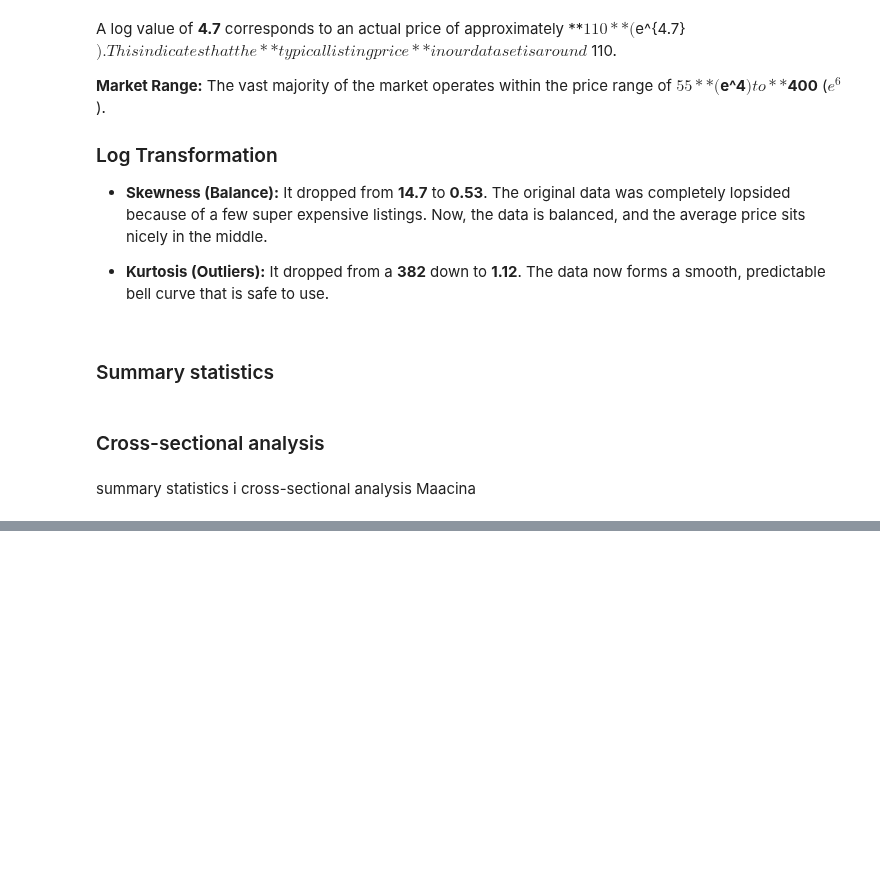
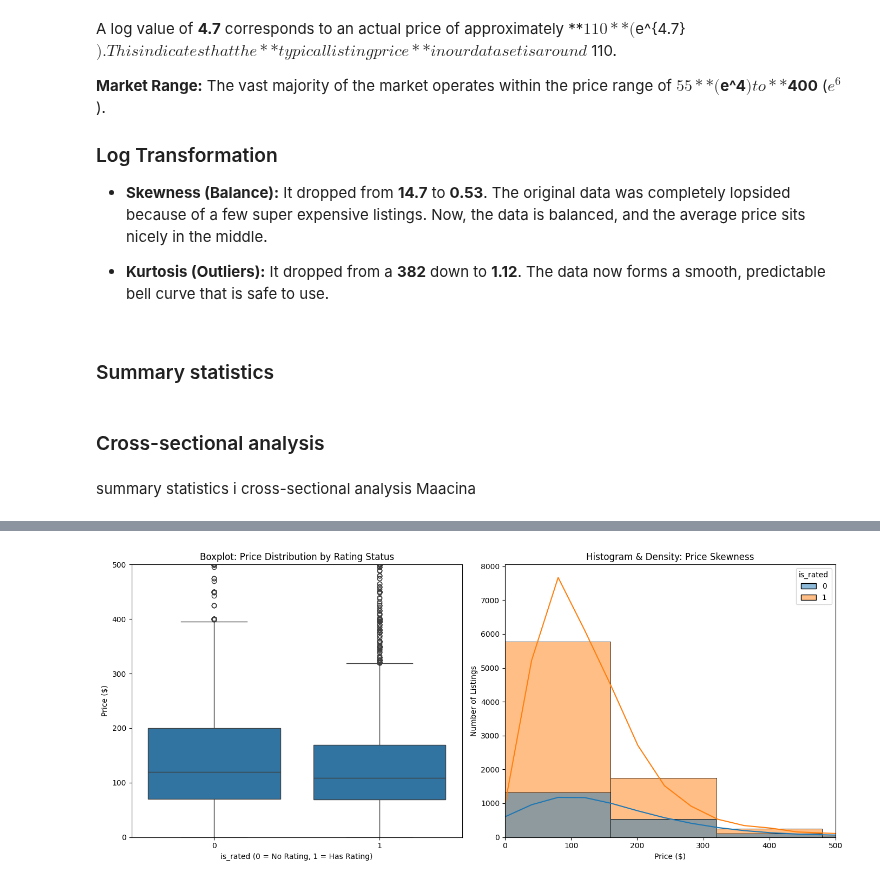
Before and after one commit to simioon/descriptive-statistics-meanlads, a Jupyter notebook: data-cleansing-visualization/Cleaning_Data_in_Python_live_session.ipynb, the cells around one changed output, grey strips where cells are left out. Cells and saved outputs as stored; diff of their text form; code cells hidden in the pictures; blank space fills up the shorter version.

```diff
--- a/data-cleansing-visualization/Cleaning_Data_in_Python_live_session.ipynb
+++ b/data-cleansing-visualization/Cleaning_Data_in_Python_live_session.ipynb
@@ -874,0 +968,22 @@ summary statistics i cross-sectional analysis Maacina
+# %%
+import seaborn as sns
+import matplotlib.pyplot as plt
+
+fig, axes = plt.subplots(1, 2, figsize=(14, 6))
+
+sns.boxplot(data=airbnb, x='is_rated', y='price', ax=axes[0])
+axes[0].set_ylim(0, 500)
+axes[0].set_title('Boxplot: Price Distribution by Rating Status')
+axes[0].set_xlabel('is_rated (0 = No Rating, 1 = Has Rating)')
+axes[0].set_ylabel('Price ($)')
+
+sns.histplot(data=airbnb, x='price', hue='is_rated', kde=True, bins=50, alpha=0.5, ax=axes[1])
+axes[1].set_xlim(0, 500)
+axes[1].set_title('Histogram & Density: Price Skewness')
+axes[1].set_xlabel('Price ($)')
+axes[1].set_ylabel('Number of Listings')
+
+plt.tight_layout()
+plt.show()
+# %% [output]
+[figure, added]
```
Also changed, not shown: parts of 16 cells of this notebook.
